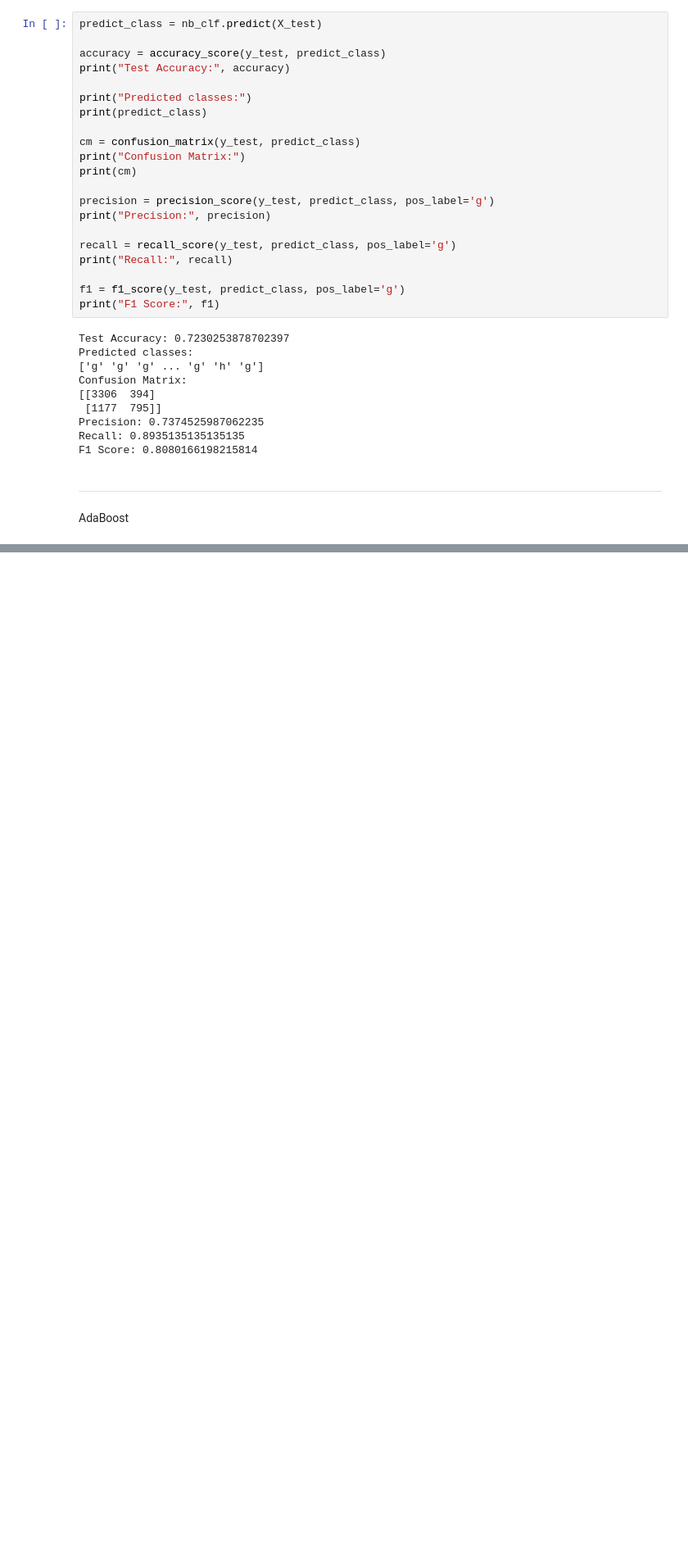
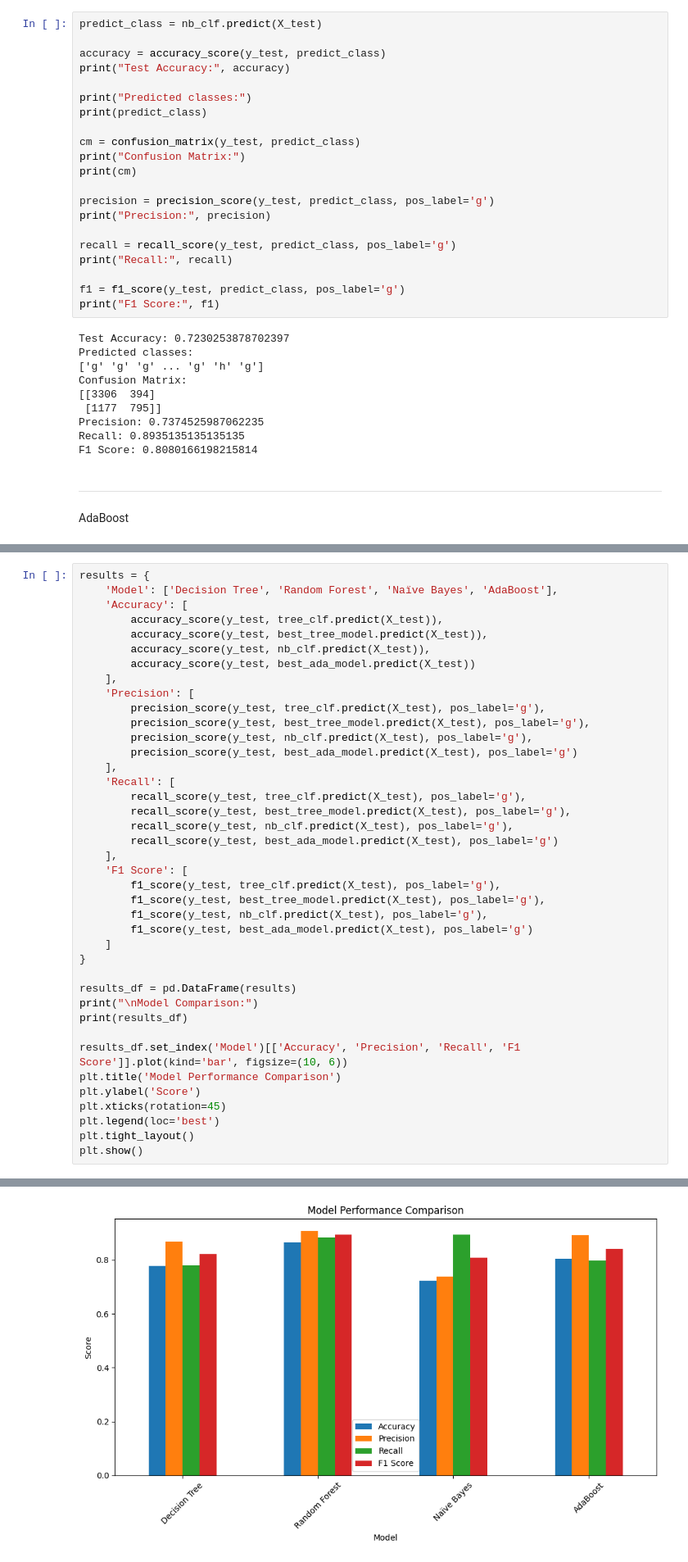
Before and after one commit to MohamedElsyed2005/Magic_gamma_telescope2, a Jupyter notebook: MAGIC_gamma_class#2.ipynb, the cells around one changed output, grey strips where cells are left out. Shown at 82% size. Drawn from its saved outputs; the diff is of its cells as text; blank space fills up the shorter version.

```diff
--- a/MAGIC_gamma_class#2.ipynb
+++ b/MAGIC_gamma_class#2.ipynb
@@ -233,0 +299,41 @@ AdaBoost
+# %%
+results = {
+    'Model': ['Decision Tree', 'Random Forest', 'Naïve Bayes', 'AdaBoost'],
+    'Accuracy': [
+        accuracy_score(y_test, tree_clf.predict(X_test)),
+        accuracy_score(y_test, best_tree_model.predict(X_test)),
+        accuracy_score(y_test, nb_clf.predict(X_test)),
+        accuracy_score(y_test, best_ada_model.predict(X_test))
+    ],
+    'Precision': [
+        precision_score(y_test, tree_clf.predict(X_test), pos_label='g'),
+        precision_score(y_test, best_tree_model.predict(X_test), pos_label='g'),
+        precision_score(y_test, nb_clf.predict(X_test), pos_label='g'),
+        precision_score(y_test, best_ada_model.predict(X_test), pos_label='g')
+    ],
+    'Recall': [
+        recall_score(y_test, tree_clf.predict(X_test), pos_label='g'),
+        recall_score(y_test, best_tree_model.predict(X_test), pos_label='g'),
+        recall_score(y_test, nb_clf.predict(X_test), pos_label='g'),
+        recall_score(y_test, best_ada_model.predict(X_test), pos_label='g')
+    ],
+    'F1 Score': [
+        f1_score(y_test, tree_clf.predict(X_test), pos_label='g'),
+        f1_score(y_test, best_tree_model.predict(X_test), pos_label='g'),
+        f1_score(y_test, nb_clf.predict(X_test), pos_label='g'),
+        f1_score(y_test, best_ada_model.predict(X_test), pos_label='g')
+    ]
+}
+
+results_df = pd.DataFrame(results)
+print("\nModel Comparison:")
+print(results_df)
+
+results_df.set_index('Model')[['Accuracy', 'Precision', 'Recall', 'F1 Score']].plot(kind='bar', figsize=(10, 6))
+plt.title('Model Performance Comparison')
+plt.ylabel('Score')
+plt.xticks(rotation=45)
+plt.legend(loc='best')
+plt.tight_layout()
+plt.show()
+# %% [output]
@@ -233,0 +346 @@ AdaBoost
+[figure, added]
```
Also changed, not shown: parts of 7 cells of this notebook, 1 other file.
